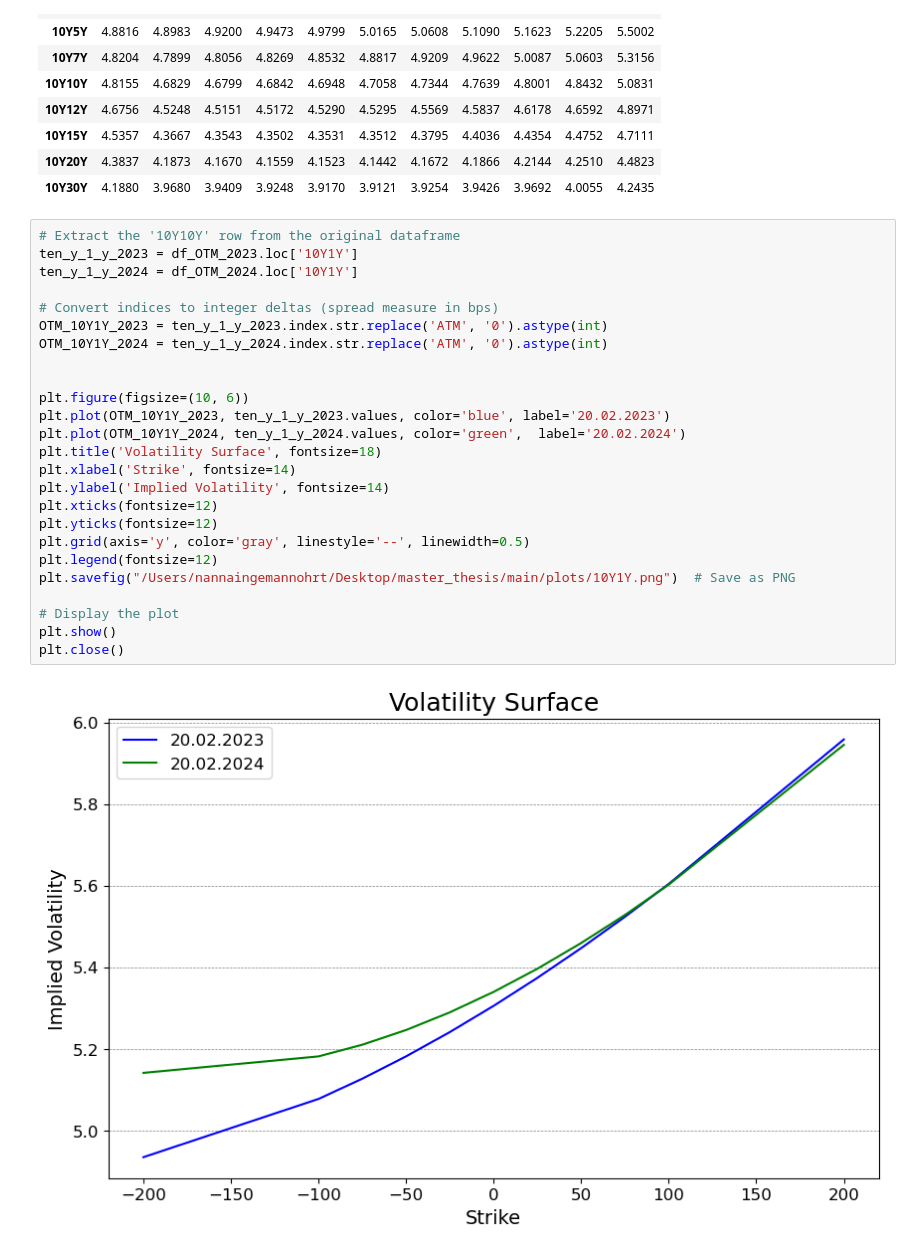
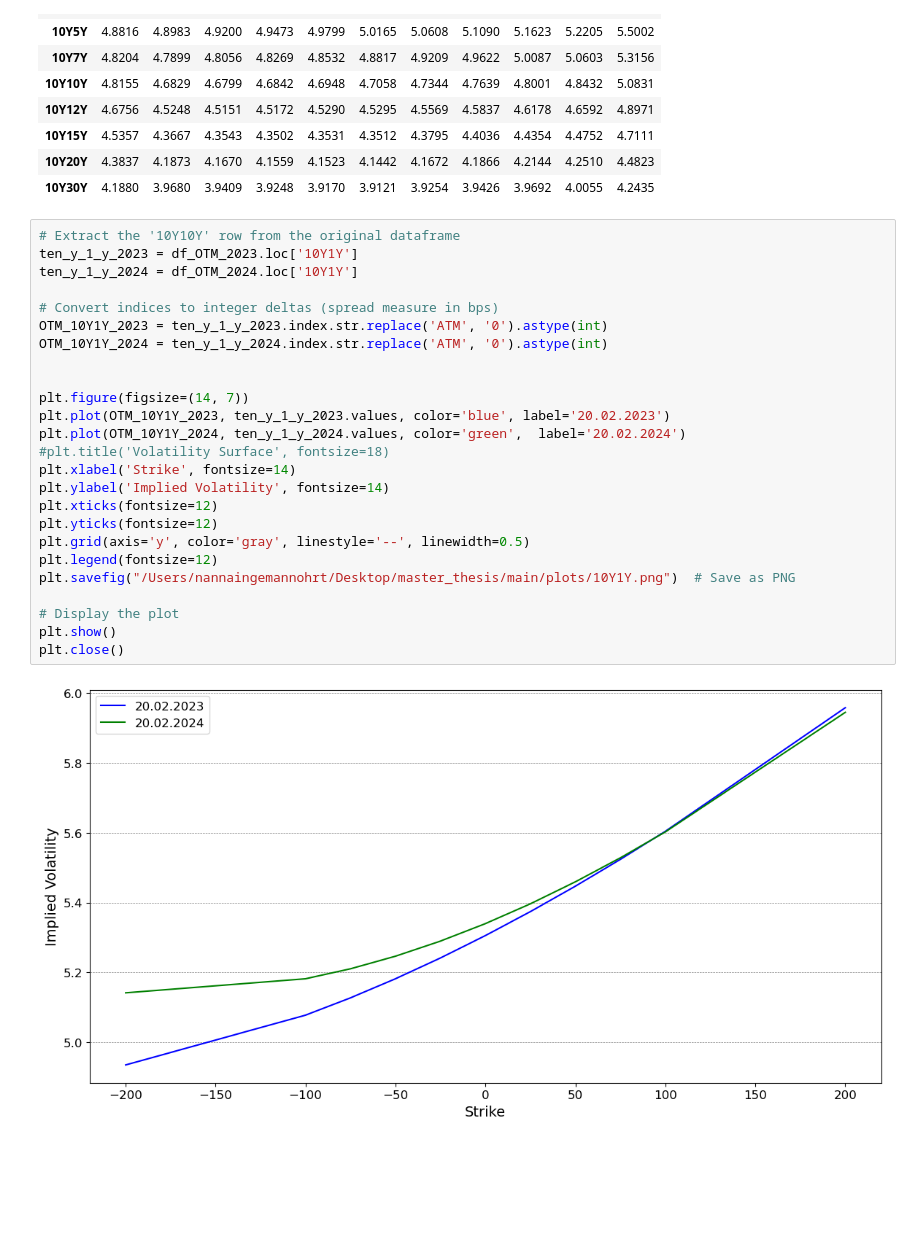
Before and after one commit to NannaOhrt/master_thesis, a Jupyter notebook: main/code/swaption_skew.ipynb, the cells around one changed output. Drawn from its saved outputs; the diff is of its cells as text; blank space fills up the shorter version.

```diff
--- a/main/code/swaption_skew.ipynb
+++ b/main/code/swaption_skew.ipynb
@@ -77,30 +77,30 @@ df_OTM_2023
 # %%
 # Extract the '10Y10Y' row from the original dataframe
 ten_y_1_y_2023 = df_OTM_2023.loc['10Y1Y']
 ten_y_1_y_2024 = df_OTM_2024.loc['10Y1Y']
 
 # Convert indices to integer deltas (spread measure in bps)
 OTM_10Y1Y_2023 = ten_y_1_y_2023.index.str.replace('ATM', '0').astype(int)
 OTM_10Y1Y_2024 = ten_y_1_y_2024.index.str.replace('ATM', '0').astype(int)
 
 
-plt.figure(figsize=(10, 6))
+plt.figure(figsize=(14, 7))
 plt.plot(OTM_10Y1Y_2023, ten_y_1_y_2023.values, color='blue', label='20.02.2023')
 plt.plot(OTM_10Y1Y_2024, ten_y_1_y_2024.values, color='green',  label='20.02.2024')
-plt.title('Volatility Surface', fontsize=18)
+#plt.title('Volatility Surface', fontsize=18)
 plt.xlabel('Strike', fontsize=14)
 plt.ylabel('Implied Volatility', fontsize=14)
 plt.xticks(fontsize=12)
 plt.yticks(fontsize=12)
 plt.grid(axis='y', color='gray', linestyle='--', linewidth=0.5)
 plt.legend(fontsize=12)
 plt.savefig("/Users/nannaingemannohrt/Desktop/master_thesis/main/plots/10Y1Y.png")  # Save as PNG
 
 # Display the plot
 plt.show()
 plt.close()
 # %% [output]
-[figure, old version]
+[figure, new version]
 # %%
 # Extract the '10Y10Y' row from the original dataframe
 ten_y_2_y_2023 = df_OTM_2023.loc['10Y2Y']
```
Also changed, not shown: parts of 9 cells of this notebook, 51 other files.
